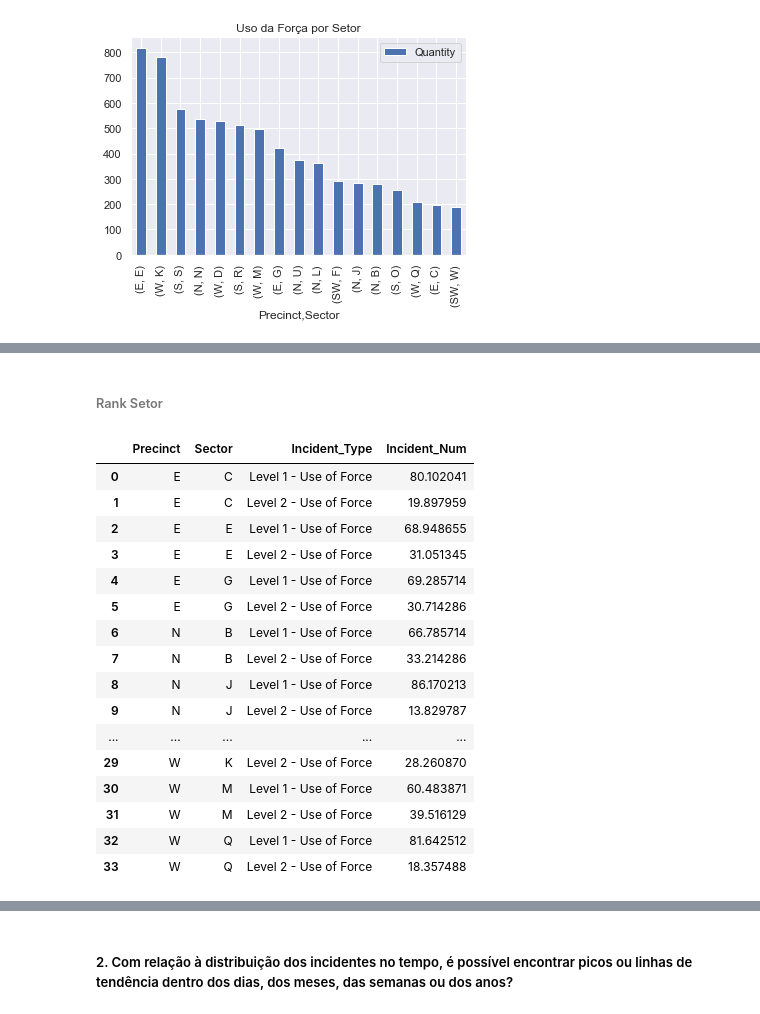
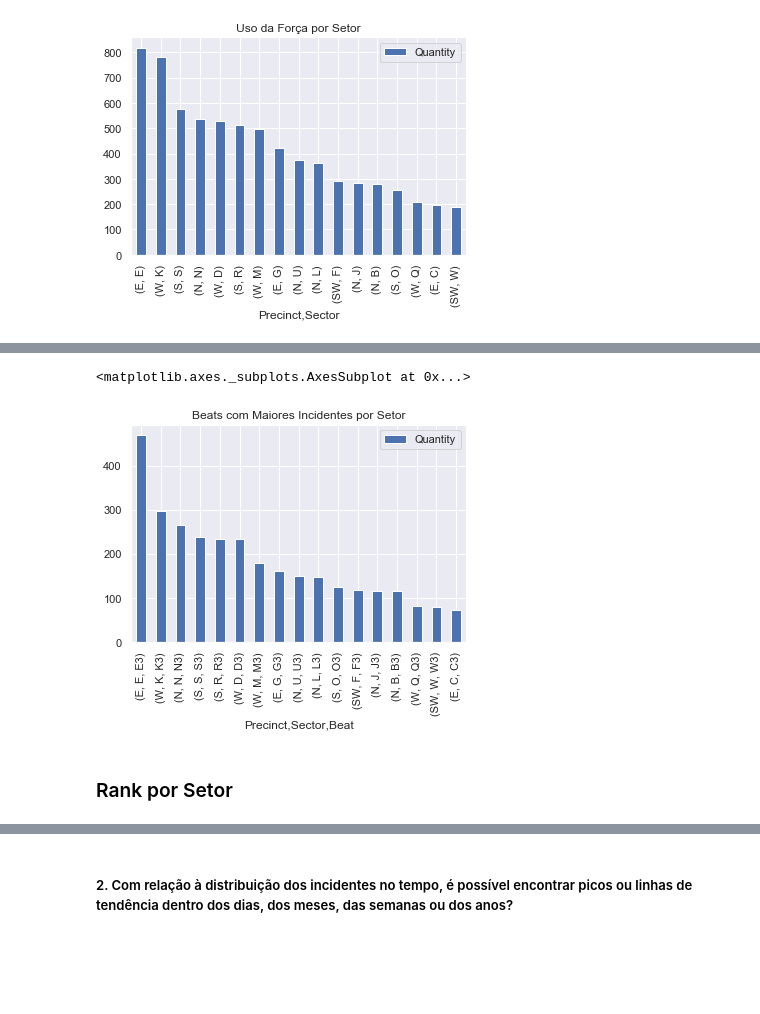
Before and after one commit to clairtonm/atlanticoDSTest, a Jupyter notebook: Notebooks/Untitled.ipynb, the cells around one changed output, grey strips where cells are left out. Cells and saved outputs as stored; diff of their text form; code cells hidden in the pictures; blank space fills up the shorter version.

Commit message:
Finished graphs for question 1

```diff
--- a/Notebooks/Untitled.ipynb
+++ b/Notebooks/Untitled.ipynb
@@ -128,9 +140,2 @@ sector_groupby.plot(kind='bar', title='Uso da Força por Setor')
 # %%
 beat_groupby = raw_use_of_force.groupby(['Precinct', 'Sector', 'Beat']).count()
-# %%
-# Selecionando apenas um campo onde existe a contagem, renomeando o campo e ordenado os dados.
-
-beat_groupby = beat_groupby[['Incident_Num']]
-beat_groupby.rename(columns={'Incident_Num': 'Quantity'}, inplace=True)
-beat_groupby.sort_values(by='Quantity', ascending=False, inplace=True)
-beat_groupby.reset_index(inplace=True)
@@ -153,0 +142,15 @@ beat_groupby_10.plot(kind='bar', title='Uso da Força por Beat - Top 10')
+# %%
+# Foi selecionado apenas o campo Incident_Num, que expressa mais fielmente a quantidade agrupada pelo seu valor único
+# Também foi renomeado o campo Incidente_Num para Quantity
+
+beat_groupby = beat_groupby[['Incident_Num']]
+beat_groupby.rename(columns={'Incident_Num': 'Quantity'}, inplace=True)
+beat_groupby.reset_index(inplace=True)
+
+# Selecionado apenas o beat com maior número de incidentes, atualizando os índices do dataframe e foram ordernados os dados
+
+beat_groupby_max = beat_groupby.groupby('Sector').max()
+beat_groupby_max.reset_index(inplace=True)
+beat_groupby_max = beat_groupby_max.set_index(['Precinct', 'Sector', 'Beat'])
+beat_groupby_max.sort_values(by='Quantity', ascending=False, inplace=True)
+beat_groupby_max
@@ -154,26 +177,12 @@ beat_groupby_10.plot(kind='bar', title='Uso da Força por Beat - Top 10')
+# %%
+# Beats com maiores incidentes por Setor
+beat_groupby_max.plot(kind='bar', title='Beats com Maiores Incidentes por Setor')
+# %% [output]
+<matplotlib.axes._subplots.AxesSubplot at 0x...>
+[figure, added]
 # %% [markdown]
-###### Rank Setor
+### Rank por Setor
 # %%
 sector_incident_type = raw_use_of_force.groupby(['Precinct', 'Sector', 'Incident_Type'])['Incident_Num'].count()
 # %%
 sector_incidente_percent = sector_incident_type.groupby(level=1).apply(lambda x: x * 100/ x.sum()).reset_index()
-# %%
-sector_incidente_percent
-# %% [output]
-|  | Precinct | Sector | Incident_Type | Incident_Num |
-| 0 | E | C | Level 1 - Use of Force | 80.102041 |
-| 1 | E | C | Level 2 - Use of Force | 19.897959 |
-| 2 | E | E | Level 1 - Use of Force | 68.948655 |
-| 3 | E | E | Level 2 - Use of Force | 31.051345 |
-| 4 | E | G | Level 1 - Use of Force | 69.285714 |
-| 5 | E | G | Level 2 - Use of Force | 30.714286 |
-| 6 | N | B | Level 1 - Use of Force | 66.785714 |
-| 7 | N | B | Level 2 - Use of Force | 33.214286 |
-| 8 | N | J | Level 1 - Use of Force | 86.170213 |
-| 9 | N | J | Level 2 - Use of Force | 13.829787 |
-| ... | ... | ... | ... | ... |
-| 29 | W | K | Level 2 - Use of Force | 28.260870 |
-| 30 | W | M | Level 1 - Use of Force | 60.483871 |
-| 31 | W | M | Level 2 - Use of Force | 39.516129 |
-| 32 | W | Q | Level 1 - Use of Force | 81.642512 |
-| 33 | W | Q | Level 2 - Use of Force | 18.357488 |
```
Also changed, not shown: parts of 27 cells of this notebook.
